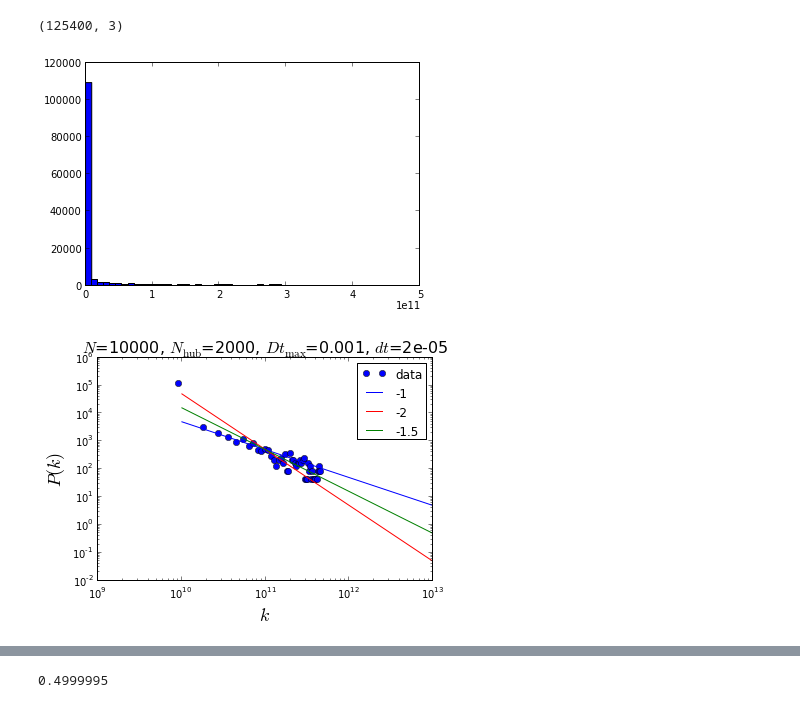
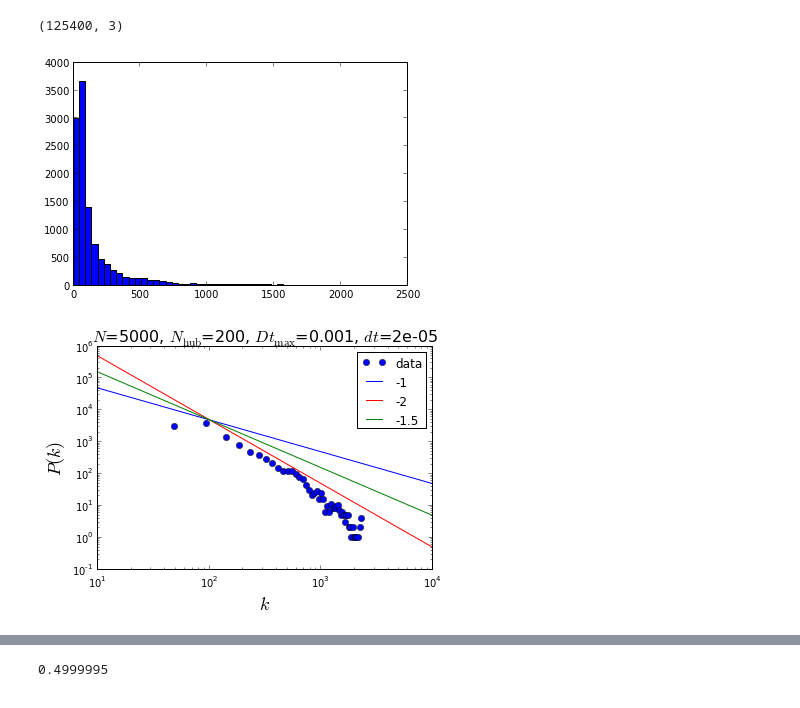
Before and after one commit to nimadehmamy/Field_network, a Jupyter notebook: Field_102914.ipynb, the cells around one changed output, grey strips where cells are left out. Cells and saved outputs as stored; diff of their text form; code cells hidden in the pictures.

```diff
--- a/Field_102914.ipynb
+++ b/Field_102914.ipynb
@@ -10,9 +10,9 @@ Populating the interactive namespace from numpy and matplotlib
 pth="/home/nimadt/Downloads/Field_network/"
 os.chdir(pth)
 # %%
-N=10000
-N_hub=2000
-batch=40
+N=5000
+N_hub=200
+batch=4
 Dt_max= 1.e-3
 dt= 2.e-5
 # %%
@@ -34,28 +36,28 @@ x.values.shape
 bns=50
 hs=hist(x.values[:,0],bns)
 # %% [output]
-[figure, old version]
+[figure, new version]
 # %%
 plot((hs[1][1:]),hs[0],'o')
 xscale('log')
 yscale('log')
 
-s=1e-11
+s=1e-2
 x1=linspace(.1/s,1e2/s,10)
-c1=5e2
+c1=5e3
 plot(x1,c1/(x1*s),'b')
 plot(x1,c1/(x1*s)**2,'r')
 plot(x1,c1/(x1*s)**1.5,'g')
 legend(['data','-1','-2','-1.5'])
 title(r'$N$=%d, $N_{\mathrm{hub}}$=%d, $Dt_{\mathrm{max}}$=%.1g, $dt$=%.1g'%(N,N_hub, Dt_max, dt),fontsize=16)
 ylabel(r'$P(k)$',fontsize=18)
 xlabel(r'$k$',fontsize=18)
-savefig("plots/fit2,deg-dist,N=%d,N_hub=%d,Dt_max=%.2g,dt=%.2g, %dbins.pdf"%(N,N_hub,Dt_max,dt,bns))
-savefig("plots/fit2,deg-dist,N=%d,N_hub=%d,Dt_max=%.2g,dt=%.2g, %dbins.png"%(N,N_hub,Dt_max,dt,bns))
+savefig("plots/fit3,deg-dist,N=%d,N_hub=%d,Dt_max=%.2g,dt=%.2g, %dbins.pdf"%(N,N_hub,Dt_max,dt,bns))
+savefig("plots/fit3,deg-dist,N=%d,N_hub=%d,Dt_max=%.2g,dt=%.2g, %dbins.png"%(N,N_hub,Dt_max,dt,bns))
 
 show()
 # %% [output]
-[figure, old version]
+[figure, new version]
 # %%
 romax=1000.
 c=(1/2.*(1-1./romax**2))
```
Also changed, not shown: parts of 1 cell of this notebook, 5 other files.
